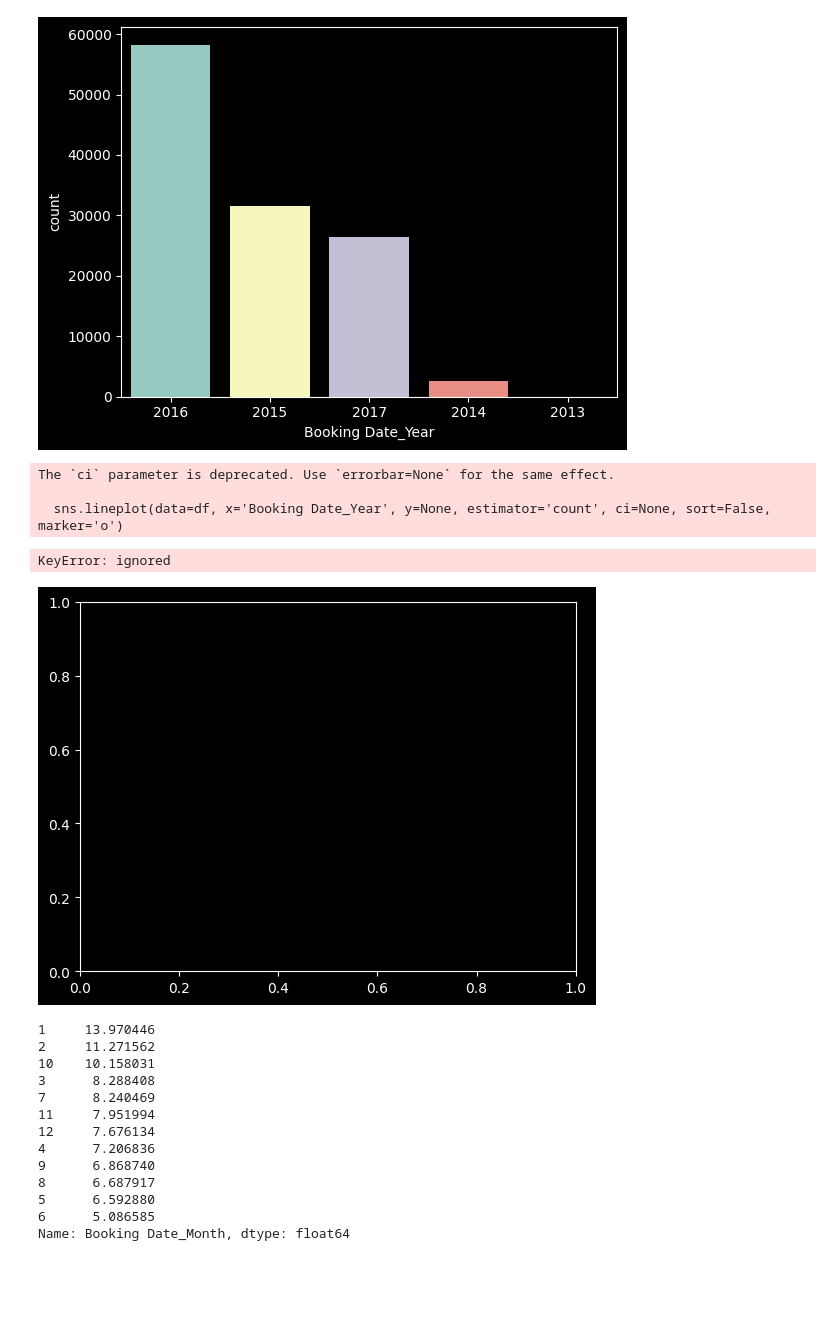
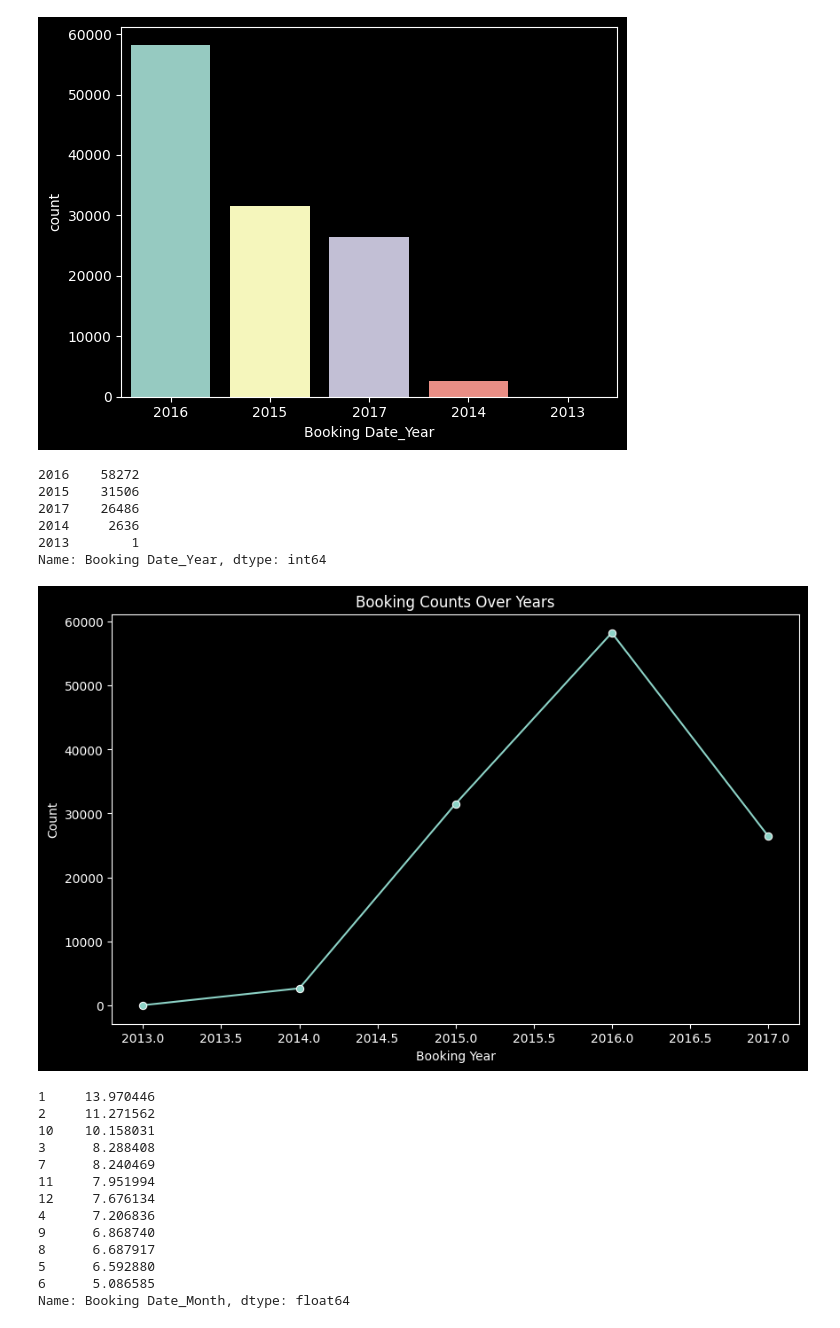
Before and after one commit to RheedWhan/SHG-analysis., a Jupyter notebook: Splendor_Hotel.ipynb, the cells around one changed output. Drawn from its saved outputs; the diff is of its cells as text; code cells hidden in the pictures; blank space fills up the shorter version.

```diff
--- a/Splendor_Hotel.ipynb
+++ b/Splendor_Hotel.ipynb
@@ -419,21 +419,33 @@ sns.countplot(data=df, x='Booking Date_Year', order=year_order)
 plt.show()
 # %% [output]
 [figure]
-# %%
-year_order = df['Booking Date_Year'].value_counts().index
-
-# Line plot
-sns.lineplot(data=df, x='Booking Date_Year', y=None, estimator='count', ci=None, sort=False, marker='o')
-
-# Set the order of the x-axis based on year_order
-plt.xticks(rotation=45, ha='right')  # Adjust rotation for better readability
-plt.show()
-# %% [output]
-The `ci` parameter is deprecated. Use `errorbar=None` for the same effect.
-
-  sns.lineplot(data=df, x='Booking Date_Year', y=None, estimator='count', ci=None, sort=False, marker='o')
-KeyError: ignored
-[figure, removed]
+# %%
+year_order = df['Booking Date_Year'].value_counts()
+
+year_order
+# %% [output]
+2016    58272
+2015    31506
+2017    26486
+2014     2636
+2013        1
+Name: Booking Date_Year, dtype: int64
+# %%
+year_order = df['Booking Date_Year'].value_counts()
+
+plt.figure(figsize=(10, 6))
+# Line plot
+sns.lineplot(data=year_order, x=year_order.index, y=year_order.values, marker='o')
+
+# Set labels and title
+plt.xlabel('Booking Year')
+plt.ylabel('Count')
+plt.title('Booking Counts Over Years')
+
+# Show the plot
+plt.show()
+# %% [output]
+[figure, added]
 # %%
 # Calculate the percentage for each month
 percentage_values_month = df['Booking Date_Month'].value_counts(normalize=True) * 100
```
Also changed, not shown: parts of 4 cells of this notebook.
